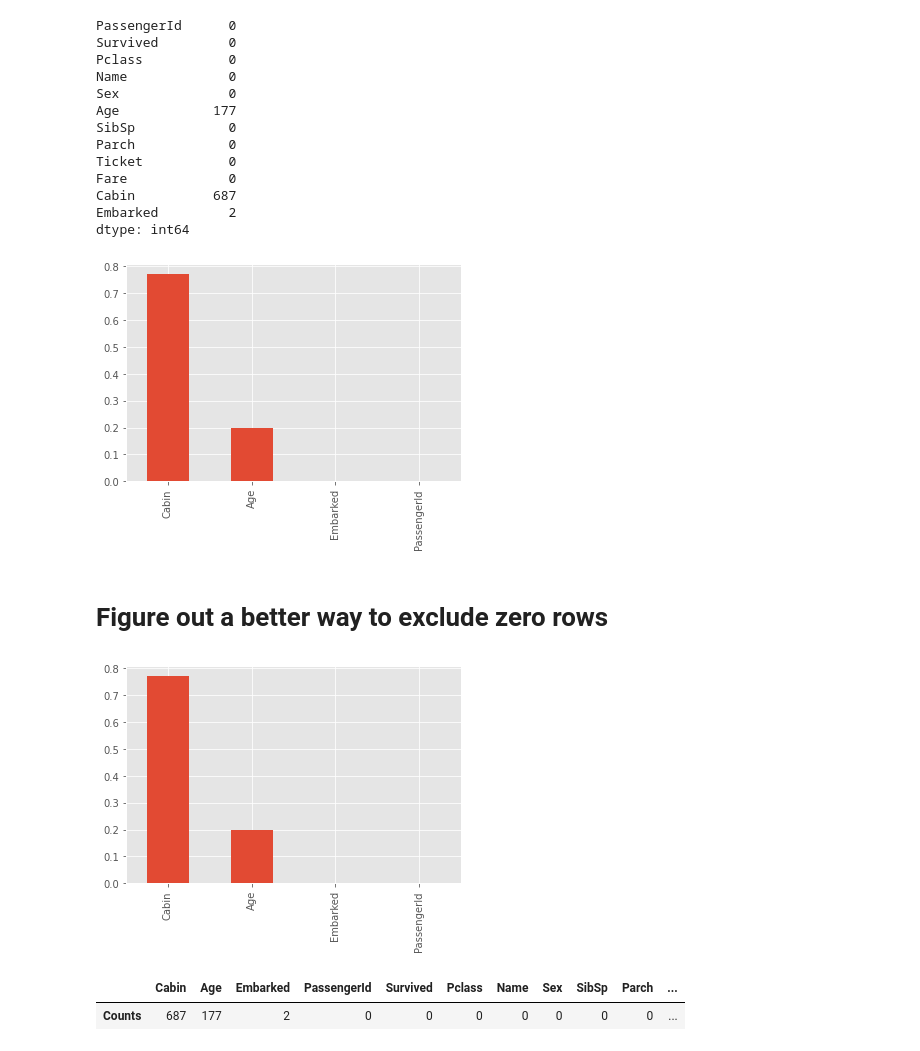
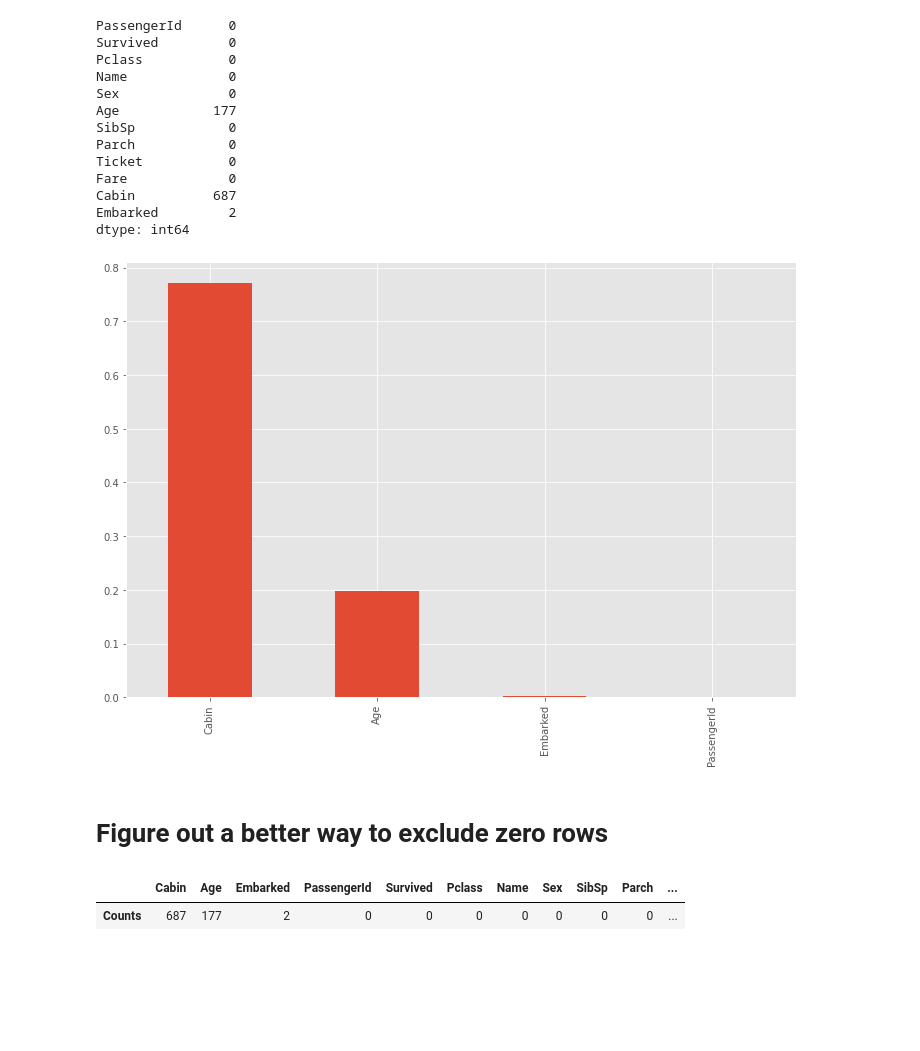
Before and after one commit to melling/ml-kaggle-titanic, a Jupyter notebook: titanic-eda01-biased-outliers.ipynb, the cells around one changed output. Saved outputs shown, nothing was run; the diff lists cells and outputs as text; code cells hidden in the pictures; blank space fills up the shorter version.

Commit message:
Kaggle Notebook | Titanic_EDA01_Biased_Outliers | Version 7

```diff
--- a/titanic-eda01-biased-outliers.ipynb
+++ b/titanic-eda01-biased-outliers.ipynb
@@ -79,0 +82,3 @@ import warnings # Enable warnings for cleaner code
+# %%
+class Config:
+    path = "../input/titanic/"
@@ -79,0 +91,11 @@ import warnings # Enable warnings for cleaner code
+# %%
+from itertools import cycle
+
+color_pal = plt.rcParams["axes.prop_cycle"].by_key()["color"]
+color_cycle = cycle(plt.rcParams["axes.prop_cycle"].by_key()["color"])
+
+plt.style.use('ggplot') # 'fivethirtyeight'
+
+# plt.style.available
+
+plt.rcParams["figure.figsize"] = (12, 8) # Default figure size
@@ -80,2 +106,15 @@ import warnings # Enable warnings for cleaner code
+# %%
+def read_data(path):
+    data_dir = Path(path)
+
+    train = pd.read_csv(data_dir / "train.csv")
+    test = pd.read_csv(data_dir / "test.csv")
+    submission_df = pd.read_csv(data_dir / "gender_submission.csv")
+
+    print(f"train data: Rows={train.shape[0]}, Columns={train.shape[1]}")
+    print(f"test data : Rows={test.shape[0]}, Columns={test.shape[1]}")
+    return train, test, submission_df
 # %% [markdown]
 # Load Data
+# %%
+train, test, sample_submission = read_data(Config.path)
@@ -180,13 +193,9 @@ Cabin          687
 Embarked         2
 dtype: int64
 # %%
-(train_df.isnull().sum()/train_df.shape[0]).sort_values(ascending = False).head(4).plot(kind='bar');
+(train.isnull().sum()/train.shape[0]).sort_values(ascending = False).head(4).plot(kind='bar');
 # %% [output]
-[figure, old version]
+[figure, new version]
 # %% [markdown]
 # Figure out a better way to exclude zero rows
-# %%
-(train_df.isnull().sum()/train_df.shape[0]).sort_values(ascending = False).head(4).plot(kind='bar');
-# %% [output]
-[figure, removed]
 # %%
```
Also changed, not shown: parts of 45 cells of this notebook.
